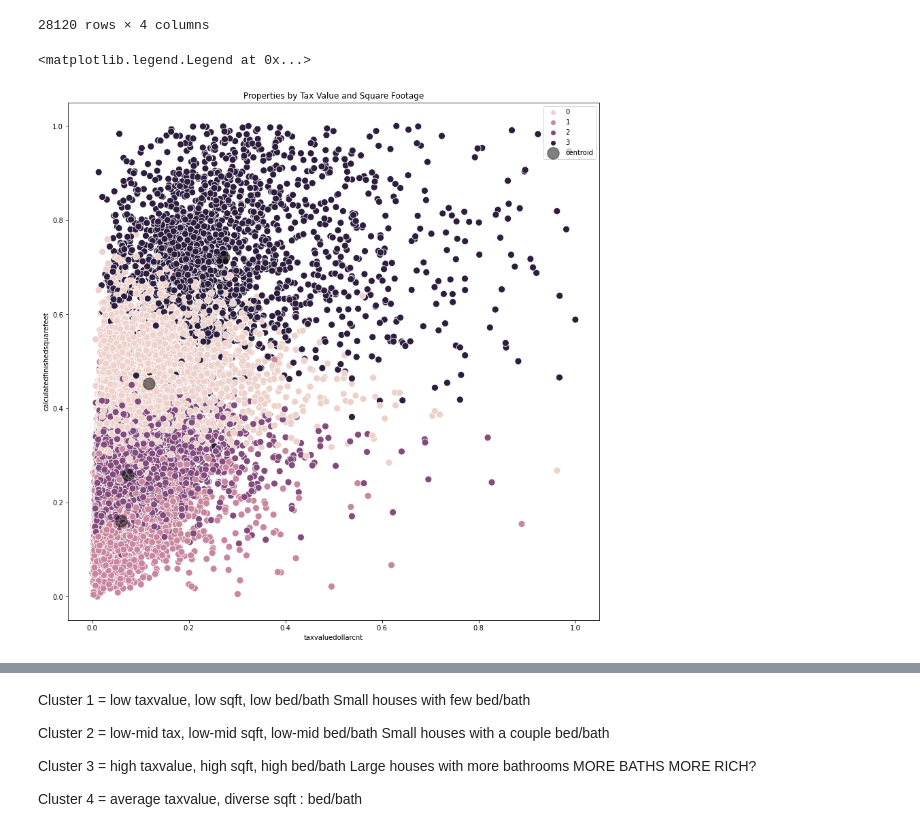
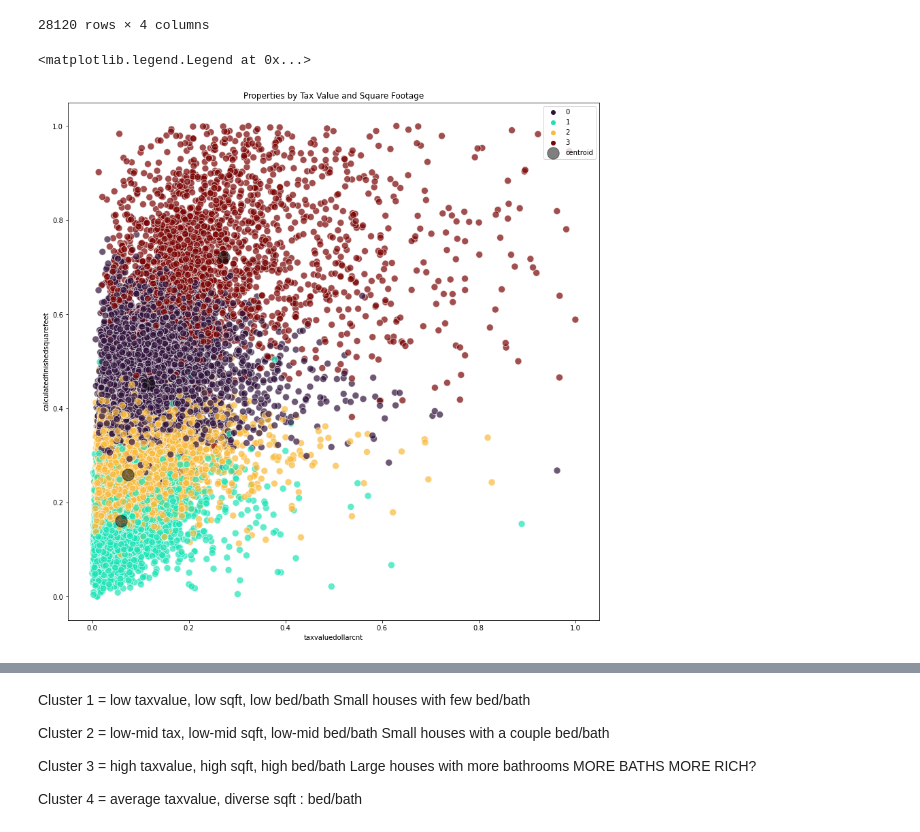
Before and after one commit to velasquez-wheeler/zillow_clustering_project, a Jupyter notebook: wheeler-explore.ipynb, the cells around one changed output, grey strips where cells are left out. Cells and saved outputs as stored; diff of their text form; code cells hidden in the pictures.

```diff
--- a/wheeler-explore.ipynb
+++ b/wheeler-explore.ipynb
@@ -311,13 +324,13 @@ centroids = pd.DataFrame(kmeans.cluster_centers_, columns = X_train.loc[:, X_tra
 # %%
 # visualize
 plt.figure(figsize = (14,14))
-sns.scatterplot(data = X_train, x = 'taxvaluedollarcnt', y = 'calculatedfinishedsquarefeet', hue = 'feature_cluster', s = 100)
+sns.scatterplot(data = X_train, x = 'taxvaluedollarcnt', y = 'calculatedfinishedsquarefeet', hue = 'feature_cluster', s = 100, alpha = 0.7, palette = 'turbo')
 centroids.plot.scatter(x='taxvaluedollarcnt',y='calculatedfinishedsquarefeet',ax = plt.gca(), color = 'black',alpha = 0.5, s=300, label = 'centroid')
 plt.title('Properties by Tax Value and Square Footage')
 plt.legend(loc = 'upper right')
 # %% [output]
 <matplotlib.legend.Legend at 0x...>
-[figure, old version]
+[figure, new version]
 # %%
 # visualize
 plt.figure(figsize = (14,14))
```
Also changed, not shown: parts of 14 cells of this notebook, 1 other file.
